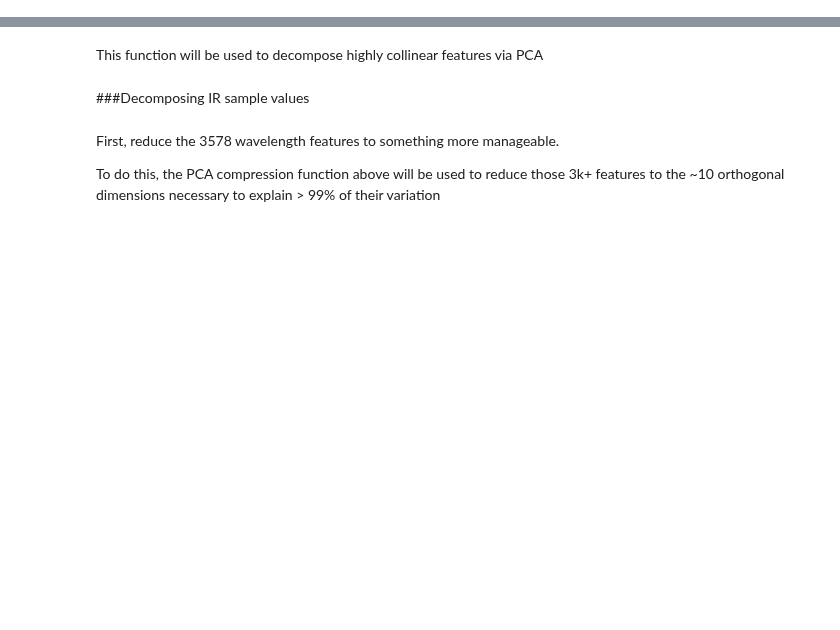
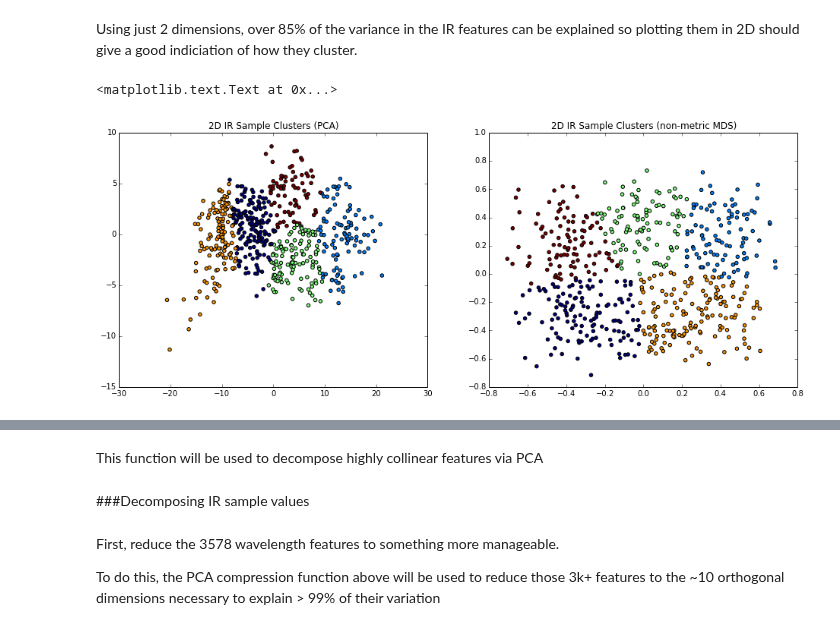
Before and after one commit to eric-czech/portfolio, a Jupyter notebook: demonstrative/python/notebooks/kaggle_soil.ipynb, the cells around one changed output, grey strips where cells are left out. Cells and saved outputs as stored; diff of their text form; code cells hidden in the pictures; blank space fills up the shorter version.

```diff
--- a/demonstrative/python/notebooks/kaggle_soil.ipynb
+++ b/demonstrative/python/notebooks/kaggle_soil.ipynb
@@ -42,0 +135,30 @@ dataset.data.head()
+# %% [markdown]
+Using just 2 dimensions, over 85% of the variance in the IR features can be explained so plotting them in 2D should give a good indiciation of how they cluster.
+# %%
+from sklearn import manifold
+from sklearn.cluster import KMeans
+
+# Apply the first 2 eigenvectors from the decomposition to the original dataset
+x_pca = pca.transform(dataset.X_IR())[:,:2]
+
+# As a guess, try to cluster all the decomposed points into 5 separate clusters
+c_pca = KMeans(n_clusters=5).fit(x_pca)
+
+# For the sake of validation through an alternative approach, attempt
+# the same 2D clustering via non-metric MDS.
+mds = manifold.MDS(n_components=2, metric=False, max_iter=3000, eps=1e-9, n_jobs=-1)
+x_mds = mds.fit(dataset.X_IR()).embedding_
+
+# And cluster those results as well
+c_mds = KMeans(n_clusters=5).fit(x_mds)
+
+# Plot the results
+fig, ax = plt.subplots(1, 2)
+fig.set_size_inches(16, 6)
+ax[0].scatter(x_pca[:,0], x_pca[:,1], c=c_pca.labels_.astype(np.float))
+ax[0].set_title('2D IR Sample Clusters (PCA)')
+ax[1].scatter(x_mds[:,0], x_mds[:,1], c=c_mds.labels_.astype(np.float))
+ax[1].set_title('2D IR Sample Clusters (non-metric MDS)')
+# %% [output]
+<matplotlib.text.Text at 0x...>
+[figure, added]
```
Also changed, not shown: parts of 35 cells of this notebook.
